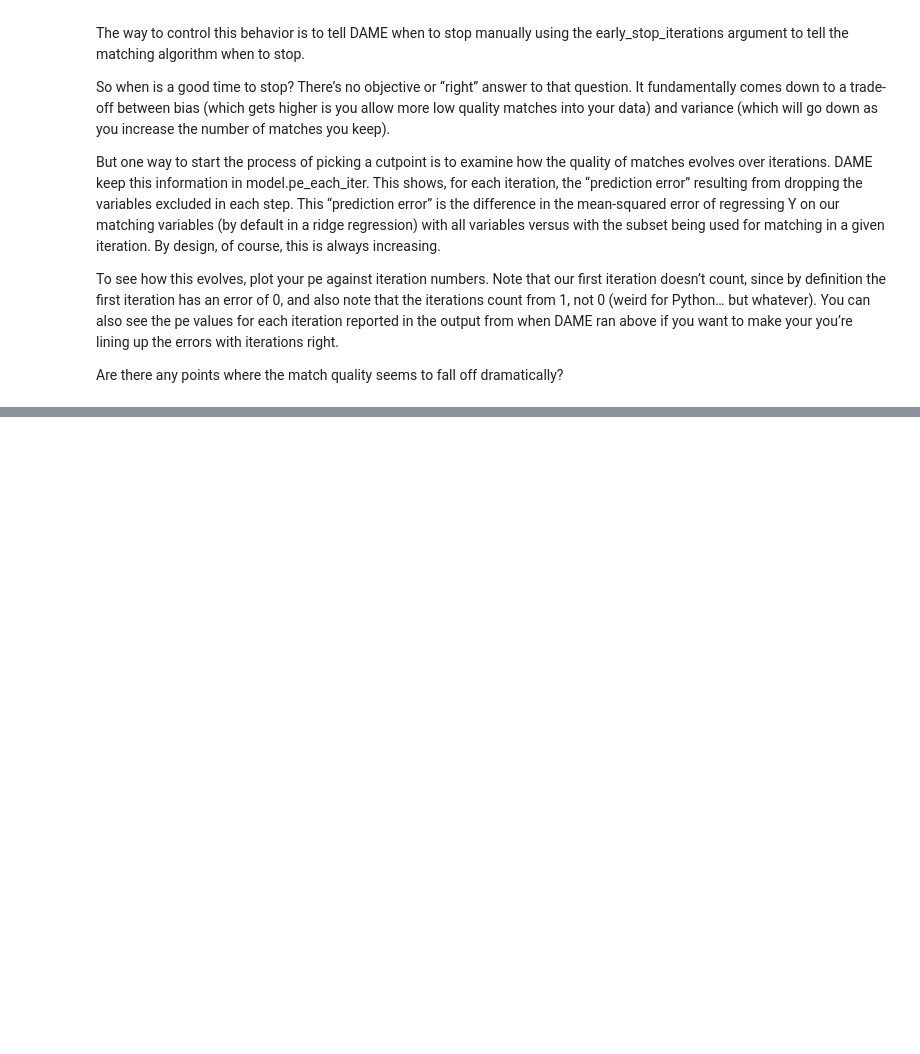
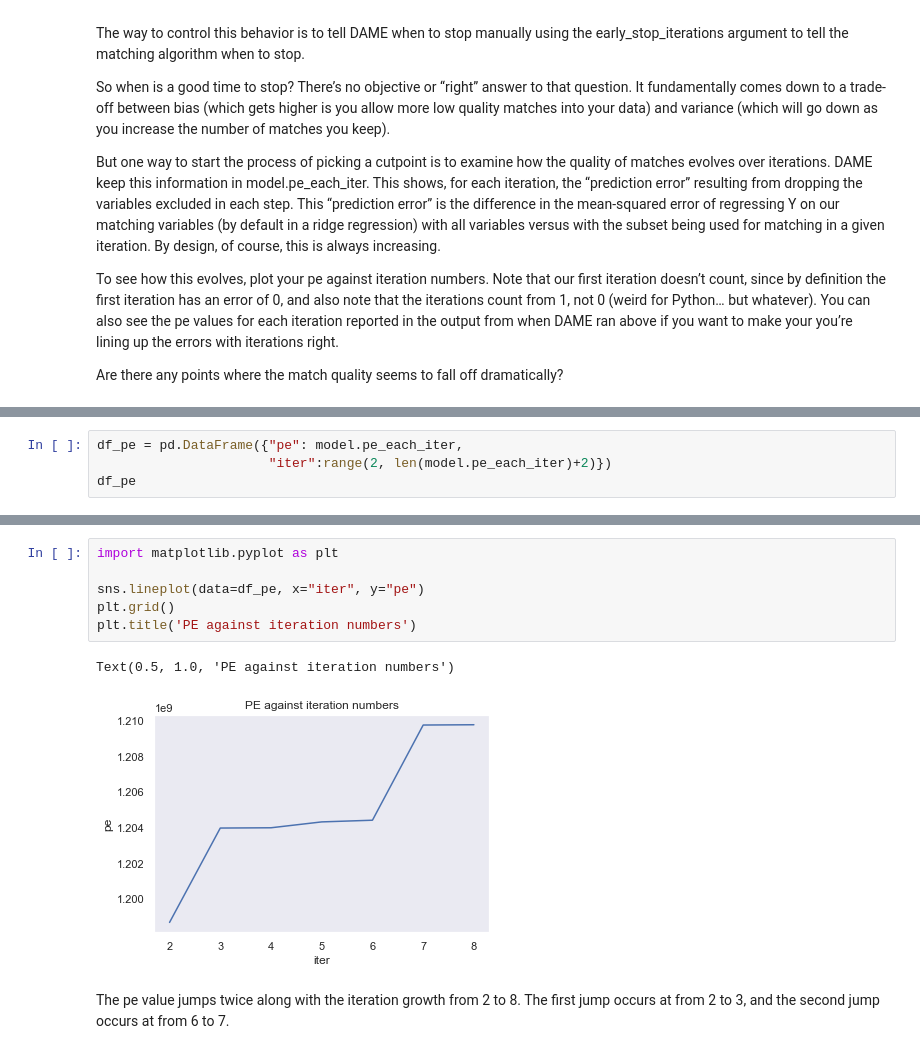
Before and after one commit to gamecicn/ids701_assignment, a Jupyter notebook: as5_matching_exercise.ipynb, the cells around one changed output, grey strips where cells are left out. Drawn from its saved outputs; the diff is of its cells as text; blank space fills up the shorter version.

```diff
--- a/as5_matching_exercise.ipynb
+++ b/as5_matching_exercise.ipynb
@@ -292,0 +299,4 @@ Are there any points where the match quality seems to fall off dramatically?
+# %%
+df_pe = pd.DataFrame({"pe": model.pe_each_iter,
+                      "iter":range(2, len(model.pe_each_iter)+2)})
+df_pe
@@ -292,0 +312,11 @@ Are there any points where the match quality seems to fall off dramatically?
+# %%
+import matplotlib.pyplot as plt
+
+sns.lineplot(data=df_pe, x="iter", y="pe")
+plt.grid()
+plt.title('PE against iteration numbers')
+# %% [output]
+Text(0.5, 1.0, 'PE against iteration numbers')
+[figure, added]
+# %% [markdown]
+The pe value jumps twice along with the iteration growth from 2 to 8. The first jump occurs at from 2 to 3, and the second jump occurs at from 6 to 7.
```
Also changed, not shown: parts of 24 cells of this notebook.
